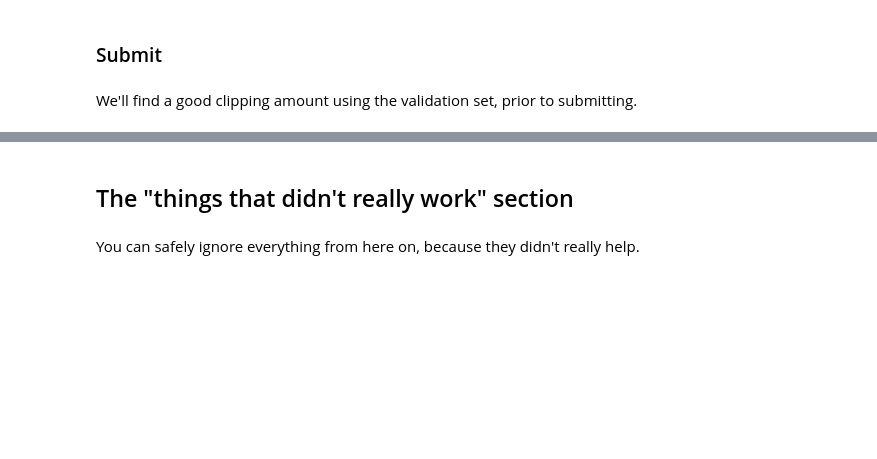
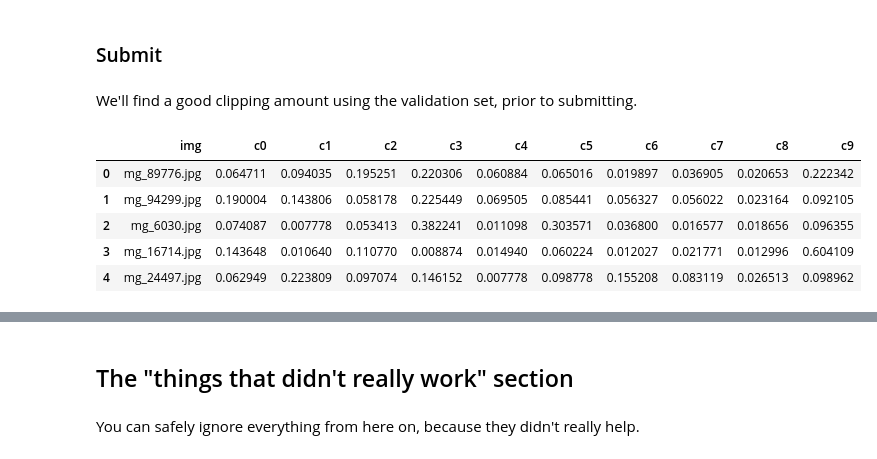
Before and after one commit to JG-Jayaganesh/hack, a Jupyter notebook: statefarm.ipynb, the cells around one changed output, grey strips where cells are left out. Cells and saved outputs as stored; diff of their text form; code cells hidden in the pictures; blank space fills up the shorter version.

```diff
--- a/statefarm.ipynb
+++ b/statefarm.ipynb
@@ -290,11 +352,11 @@ bn_model.fit(comb_feat, comb_pseudo, batch_size=batch_size, nb_epoch=1,
 # %%
-bn_model.fit(comb_feat, comb_pseudo, batch_size=batch_size, nb_epoch=4,
-             validation_data=(conv_val_feat, val_labels))
+# bn_model.fit(comb_feat, comb_pseudo, batch_size=batch_size, nb_epoch=4,
+#              validation_data=(conv_val_feat, val_labels))
 # %%
-bn_model.optimizer.lr=0.00001
+# bn_model.optimizer.lr=0.00001
 # %%
-bn_model.fit(comb_feat, comb_pseudo, batch_size=batch_size, nb_epoch=4,
-             validation_data=(conv_val_feat, val_labels))
+# bn_model.fit(comb_feat, comb_pseudo, batch_size=batch_size, nb_epoch=4,
+#              validation_data=(conv_val_feat, val_labels))
 # %% [markdown]
 That's a distinct improvement - even although the validation set isn't very big. This looks encouraging for when we try this on the test set.
 # %%
@@ -310,5 +372,5 @@ keras.metrics.categorical_crossentropy(val_labels, do_clip(val_preds, 0.93)).eva
 # %%
-conv_test_feat = load_array(path+'results/conv_test_feat.dat')
+conv_test_feat = load_array(path+'results/conv_val_feat.dat')
 # %%
 preds = bn_model.predict(conv_test_feat, batch_size=batch_size*2)
 # %%
@@ -319,8 +381,15 @@ subm_name = path+'results/subm.gz'
 classes = sorted(batches.class_indices, key=batches.class_indices.get)
 # %%
 submission = pd.DataFrame(subm, columns=classes)
-submission.insert(0, 'img', [a[4:] for a in test_filenames])
+submission.insert(0, 'img', [a[4:] for a in val_filenames])
 submission.head()
+# %% [output]
+|  | img | c0 | c1 | c2 | c3 | c4 | c5 | c6 | c7 | c8 | c9 |
+| 0 | mg_89776.jpg | 0.064711 | 0.094035 | 0.195251 | 0.220306 | 0.060884 | 0.065016 | 0.019897 | 0.036905 | 0.020653 | 0.222342 |
+| 1 | mg_94299.jpg | 0.190004 | 0.143806 | 0.058178 | 0.225449 | 0.069505 | 0.085441 | 0.056327 | 0.056022 | 0.023164 | 0.092105 |
+| 2 | mg_6030.jpg | 0.074087 | 0.007778 | 0.053413 | 0.382241 | 0.011098 | 0.303571 | 0.036800 | 0.016577 | 0.018656 | 0.096355 |
+| 3 | mg_16714.jpg | 0.143648 | 0.010640 | 0.110770 | 0.008874 | 0.014940 | 0.060224 | 0.012027 | 0.021771 | 0.012996 | 0.604109 |
+| 4 | mg_24497.jpg | 0.062949 | 0.223809 | 0.097074 | 0.146152 | 0.007778 | 0.098778 | 0.155208 | 0.083119 | 0.026513 | 0.098962 |
 # %%
 submission.to_csv(subm_name, index=False, compression='gzip')
 # %%
```
Also changed, not shown: parts of 97 cells of this notebook, 1 other file.
